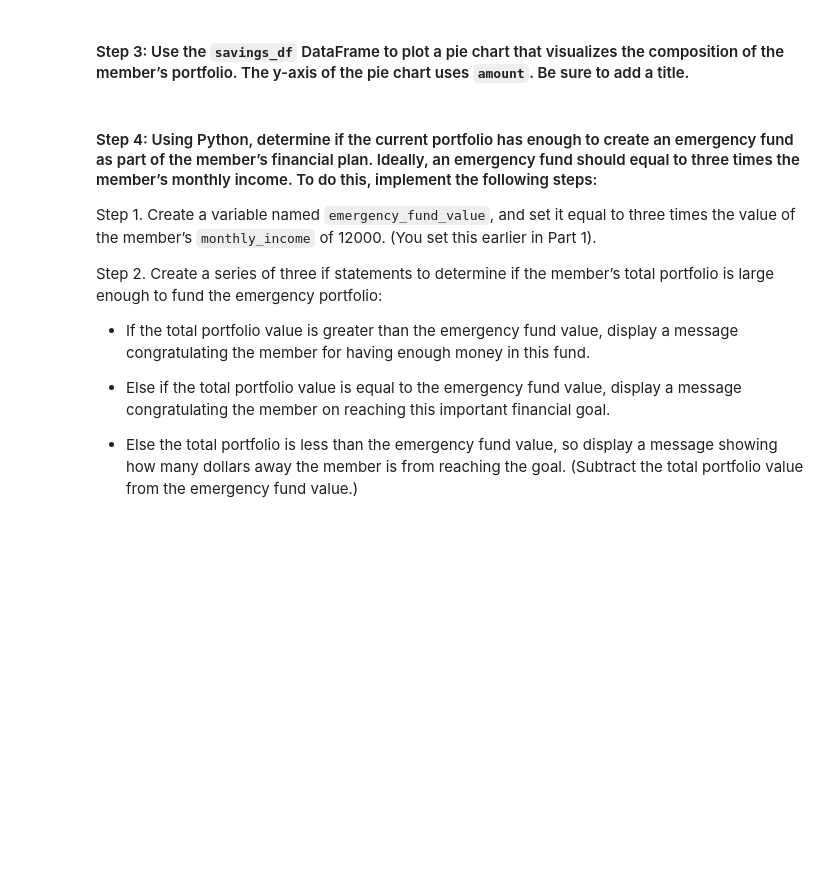
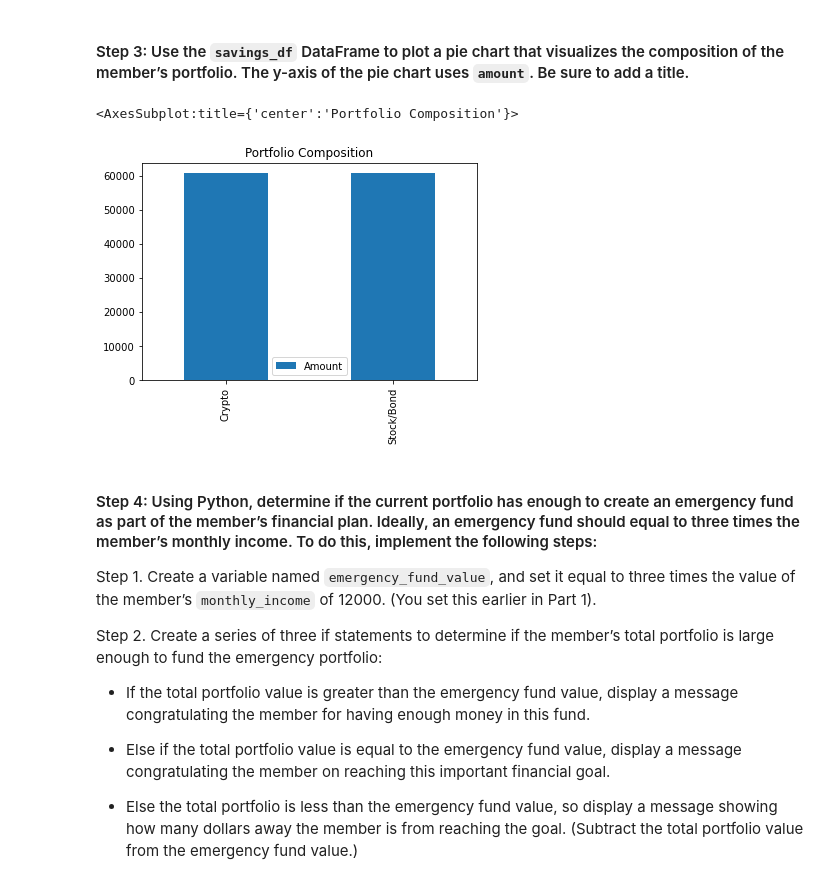
Before and after one commit to kian48/fintechchalleng5, a Jupyter notebook: Starter_Code-6/financial_planning_tools.ipynb, the cells around one changed output. Saved outputs shown, nothing was run; the diff lists cells and outputs as text; code cells hidden in the pictures; blank space fills up the shorter version.

```diff
--- a/Starter_Code-6/financial_planning_tools.ipynb
+++ b/Starter_Code-6/financial_planning_tools.ipynb
@@ -348,7 +348,10 @@ savings_df
 #### Step 3: Use the `savings_df` DataFrame to plot a pie chart that visualizes the composition of the member’s portfolio. The y-axis of the pie chart uses `amount`. Be sure to add a title.
 # %%
 # Plot the total value of the member's portfolio (crypto and stock/bond) in a pie chart
-# YOUR CODE HERE
+savings_df.plot(kind='bar', title="Portfolio Composition")
+# %% [output]
+<AxesSubplot:title={'center':'Portfolio Composition'}>
+[figure, added]
 # %% [markdown]
 #### Step 4: Using Python, determine if the current portfolio has enough to create an emergency fund as part of the member’s financial plan. Ideally, an emergency fund should equal to three times the member’s monthly income. To do this, implement the following steps:
 
```
Also changed, not shown: parts of 8 cells of this notebook.
